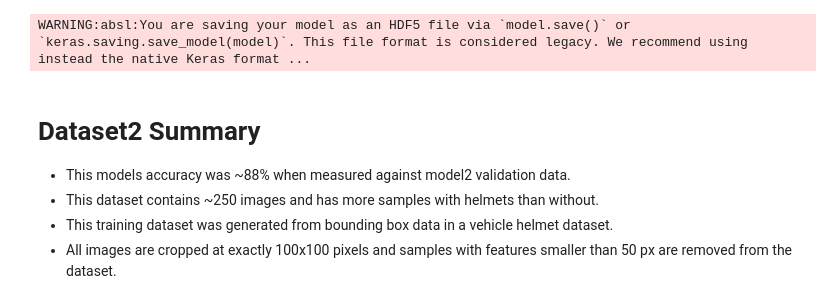
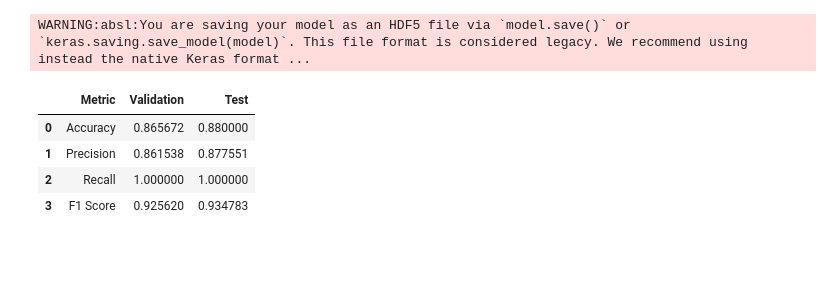
Before and after one commit to DanielLevenstein/Helmet_CNN_Model_Training_Notebooks, a Jupyter notebook: helmet_detection.v2.ipynb, the cells around one changed output. Saved outputs shown, nothing was run; the diff lists cells and outputs as text; code cells hidden in the pictures; blank space fills up the shorter version.

```diff
--- a/helmet_detection.v2.ipynb
+++ b/helmet_detection.v2.ipynb
@@ -376,14 +376,18 @@ plt.show()
 from sklearn.metrics import precision_score, recall_score, accuracy_score, f1_score
 
 # Calculate accuracy, precision, and recall
-accuracy = accuracy_score(val_labels, val_predictions)
-precision = precision_score(val_labels, val_predictions)
-recall = recall_score(val_labels, val_predictions)
-f1_score = f1_score(val_labels, val_predictions)
+accuracy_val = accuracy_score(val_labels, val_predictions)
+precision_val = precision_score(val_labels, val_predictions)
+recall_val = recall_score(val_labels, val_predictions)
+f1_score_val = f1_score(val_labels, val_predictions)
+
+accuracy_test = accuracy_score(test_labels, test_predictions)
+precision_test = precision_score(test_labels, test_predictions)
+recall_test = recall_score(test_labels, test_predictions)
+f1_score_test = f1_score(test_labels, test_predictions)
 # Create a dataframe to display the metrics
 metrics_df = pd.DataFrame({
     "Metric": ["Accuracy", "Precision", "Recall", "F1 Score"],
-    "Value": [accuracy, precision, recall, f1_score]
+    "Validation": [accuracy_val, precision_val, recall_val, f1_score_val],
+    "Test": [accuracy_test, precision_test, recall_test, f1_score_test]
 })
-
-metrics_df.head()
@@ -397,9 +395,12 @@ metrics_df.head()
 model_2.save("model/HelmNet_Image_Classification.v2.h5")
 # %% [output]
 WARNING:absl:You are saving your model as an HDF5 file via `model.save()` or `keras.saving.save_model(model)`. This file format is considered legacy. We recommend using instead the native Keras format ...
-# %% [markdown]
-# Dataset2 Summary
-- This models accuracy was ~88% when measured against model2 validation data.
-- This dataset contains ~250 images and has more samples with helmets than without.
-- This training dataset was generated from bounding box data in a vehicle helmet dataset.
-- All images are cropped at exactly 100x100 pixels and samples with features smaller than 50 px are removed from the dataset.
+# %%
+metrics_df.to_csv("metrics/model2_metrics.csv")
+metrics_df.head()
+# %% [output]
+|  | Metric | Validation | Test |
+| 0 | Accuracy | 0.865672 | 0.880000 |
+| 1 | Precision | 0.861538 | 0.877551 |
+| 2 | Recall | 1.000000 | 1.000000 |
+| 3 | F1 Score | 0.925620 | 0.934783 |
```
Also changed, not shown: parts of 9 cells of this notebook, 12 other files.
